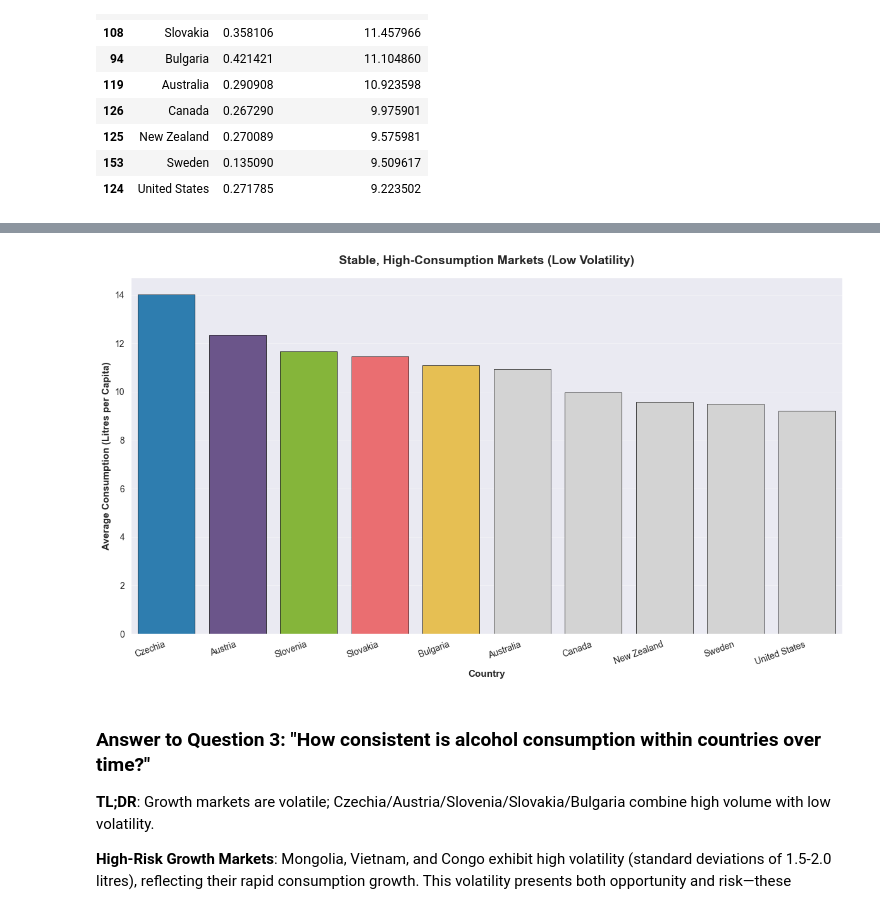
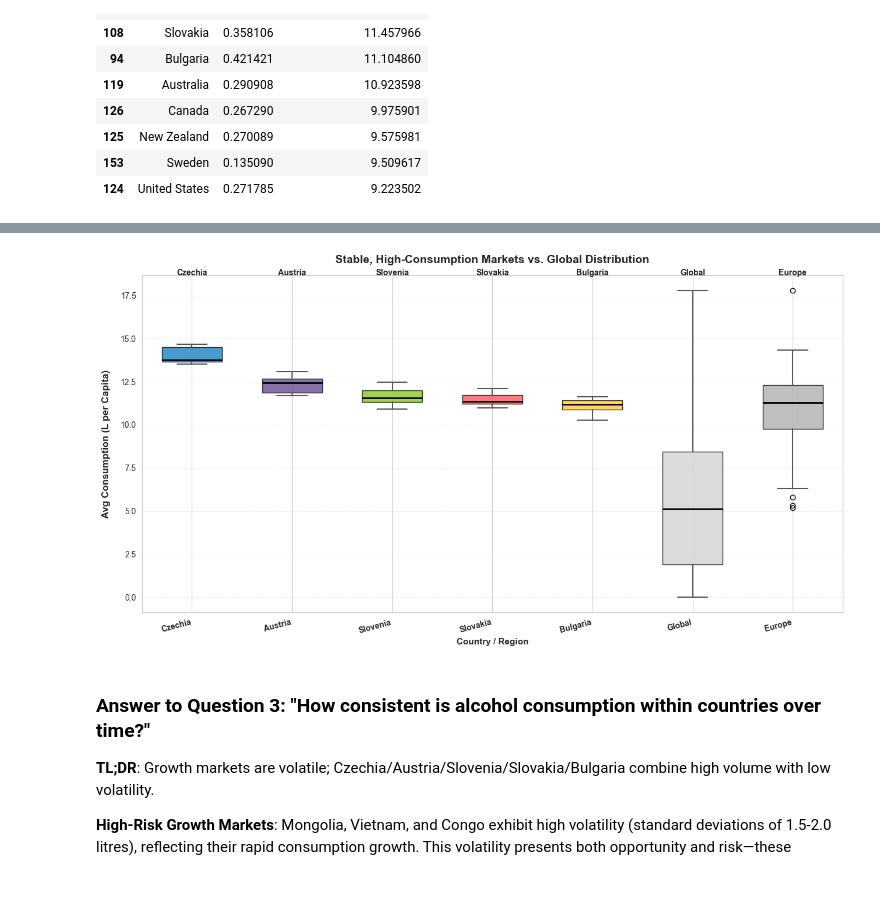
Before and after one commit to Huang-Hao-Gao/global-alcohol-consumption-analysis, a Jupyter notebook: analysis.ipynb, the cells around one changed output, grey strips where cells are left out. Saved outputs shown, nothing was run; the diff lists cells and outputs as text; code cells hidden in the pictures.

Commit message:
change question 3 to box plot

```diff
--- a/analysis.ipynb
+++ b/analysis.ipynb
@@ -500,8 +562,9 @@ Top 10 Stable, High-Consumption Markets:
 | 153 | Sweden | 0.135090 | 9.509617 |
 | 124 | United States | 0.271785 | 9.223502 |
 # %%
-# Visualise stable, high-consumption markets
-stable_markets_colors = {
+# Visualise stable, high-consumption markets with box plot
+# Define the 5 target stable markets and their colours
+target_markets = {
     "Czechia": "#1982C4",
     "Austria": "#6A4C93",
     "Slovenia": "#8AC926",
@@ -509,31 +572,82 @@ stable_markets_colors = {
     "Bulgaria": "#FFCA3A"
 }
 
-# Create colour palette
-palette_stable = {
-    c: (stable_markets_colors[c] if c in stable_markets_colors else "#D3D3D3")
-    for c in stable_high_consumption["country"]
-}
+# Prepare data for box plot: include all countries plus aggregates (Global and Europe)
+# Calculate global and continental averages
+global_avg = df.groupby("country")["alcohol_liters_per_capita"].mean().values
+europe_countries = df[df["continent"] == "Europe"]["country"].unique()
+europe_consumption = df[df["continent"] == "Europe"].groupby("country")["alcohol_liters_per_capita"].mean().values
 
-# Create visualisation
-sns.set_style("darkgrid")
-plt.figure(figsize=(12, 7))
+# Create a list to hold all box plot data
+box_plot_data = []
+box_labels = []
+box_colours = []
 
-ax = sns.barplot(
-    data=stable_high_consumption,
-    x="country",
-    y="alcohol_liters_per_capita",
-    palette=[palette_stable[c] for c in stable_high_consumption["country"]],
-    edgecolor="black",
-    linewidth=0.5
+# Add the 5 target countries first
+for country in target_markets.keys():
+    country_data = df[df["country"] == country]["alcohol_liters_per_capita"].values
+    box_plot_data.append(country_data)
+    box_labels.append(country)
+    box_colours.append(target_markets[country])
+
+# Add Global aggregate
+box_plot_data.append(global_avg)
+box_labels.append("Global")
+box_colours.append("#D3D3D3")
+
+# Add Europe aggregate
+box_plot_data.append(europe_consumption)
+box_labels.append("Europe")
+box_colours.append("#B0B0B0")
+
+# Create box plot
+sns.set_style("whitegrid")
+fig, ax = plt.subplots(figsize=(13, 7))
+
+bp = ax.boxplot(
+    box_plot_data,
+    labels=box_labels,
+    patch_artist=True,
+    widths=0.6,
+    showmeans=False
 )
 
+# Colour the boxes
+for patch, colour in zip(bp["boxes"], box_colours):
+    patch.set_facecolor(colour)
+    patch.set_alpha(0.8)
+
+# Style the whiskers and medians
+for whisker in bp["whiskers"]:
+    whisker.set(linewidth=1.5, color="#555555")
+for median in bp["medians"]:
+    median.set(linewidth=2, color="#000000")
+for cap in bp["caps"]:
+    cap.set(linewidth=1.5, color="#555555")
+
+# Add labels above each box to improve readability
+y_max = max(np.max(arr) for arr in box_plot_data if len(arr) > 0)
+label_offset = (ax.get_ylim()[1] - ax.get_ylim()[0]) * 0.04
+for idx, label in enumerate(box_labels, start=1):
+    ax.text(
+        idx,
+        y_max + label_offset,
+        label,
+        ha="center",
+        va="bottom",
+        fontsize=10,
+        fontweight="bold",
+        color="#222222"
+    )
+
 # Formatting
-plt.title("Stable, High-Consumption Markets (Low Volatility)", fontsize=14, fontweight='bold', pad=15)
-plt.xlabel("Country", fontsize=11, fontweight='bold')
-plt.ylabel("Average Consumption (Litres per Capita)", fontsize=11, fontweight='bold')
-plt.xticks(rotation=20, ha='right')
-plt.grid(axis='y', alpha=0.3)
+ax.set_title("Stable, High-Consumption Markets vs. Global Distribution", fontsize=14, fontweight='bold', pad=15)
+ax.set_xlabel("Country / Region", fontsize=11, fontweight='bold')
+ax.set_ylabel("Avg Consumption (L per Capita)", fontsize=12, fontweight='bold', labelpad=12)
+ax.grid(axis='y', alpha=0.3, linestyle='--')
+
+# Rotate x-axis labels
+plt.xticks(rotation=15, ha='right', fontweight='bold')
 
 plt.tight_layout()
 plt.show()
@@ -544,4 +655,4 @@ Passing `palette` without assigning `hue` is deprecated and will be removed in v
-[figure, old version]
+[figure, new version]
 # %% [markdown]
 ### Answer to Question 3: "How consistent is alcohol consumption within countries over time?"
 
```
Also changed, not shown: parts of 3 cells of this notebook.
